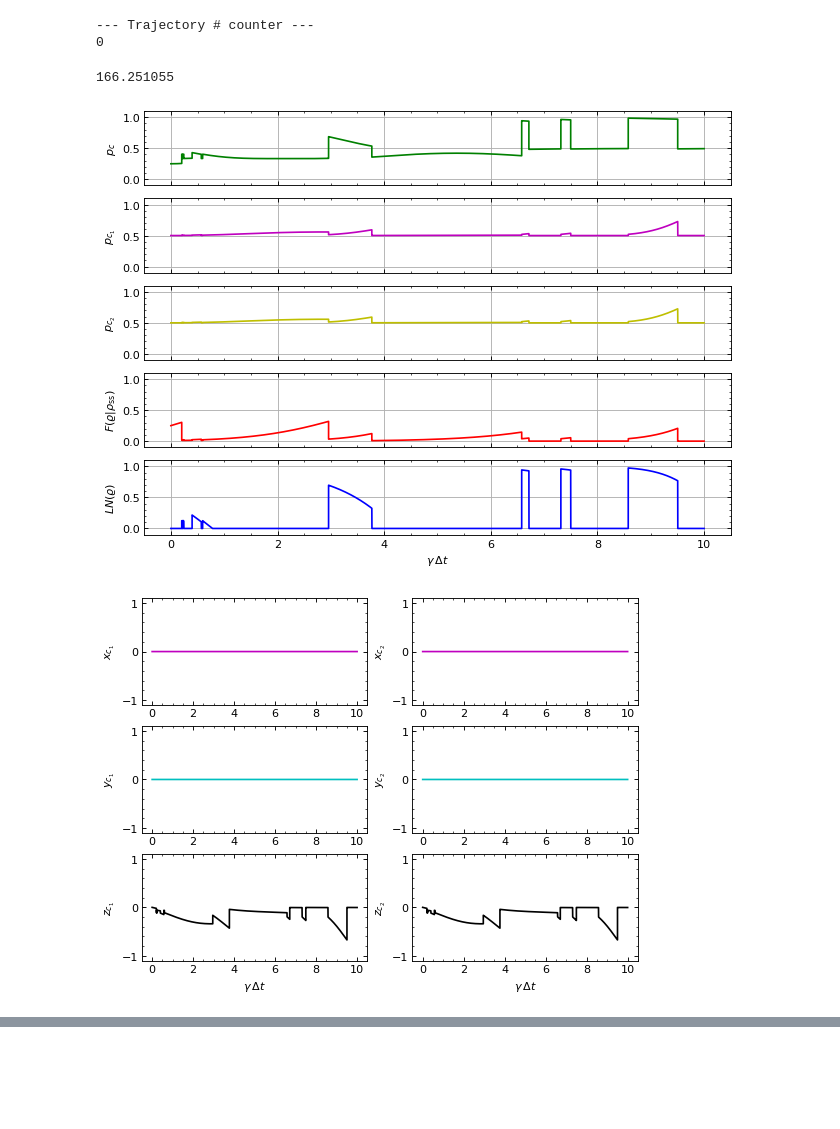
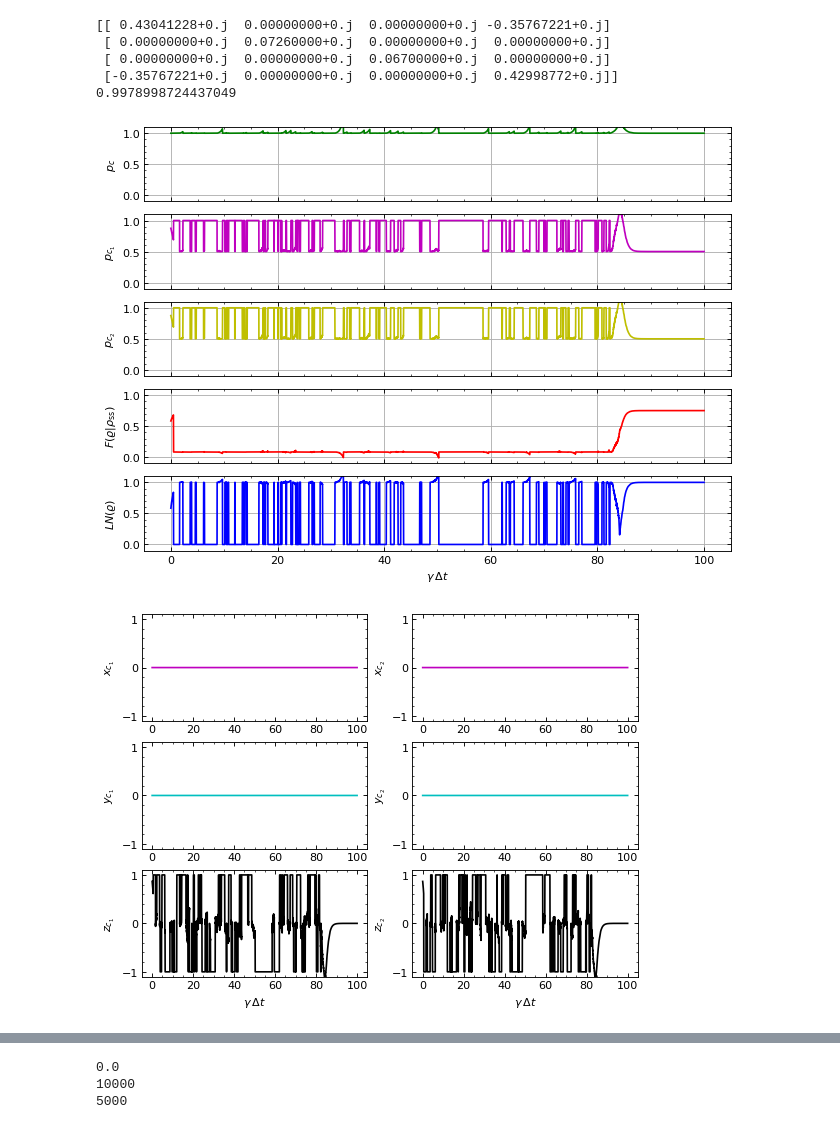
Before and after one commit to shakib6/2qBath_SME, a Jupyter notebook: main.ipynb, the cells around one changed output, grey strips where cells are left out. Cells and saved outputs as stored; diff of their text form; code cells hidden in the pictures; blank space fills up the shorter version.

Commit message:
added rho_init and steady_state functions in aux.py file Calling to the two_qb_bloch_vec was optimised

```diff
--- a/main.ipynb
+++ b/main.ipynb
@@ -26,6 +26,7 @@ two_qb_block_vec = quantinfo.two_qb_block_vec
 two_qb_block_cor = quantinfo.two_qb_block_cor
 mixed_fidelity = quantinfo.mixed_fidelity
 rho_init = aux.rho_init
+steady_state = aux.steady_state
 channel = aux.channel
 Kraus_opt = aux.Kraus_opt
 completeness = aux.completeness
@@ -36,16 +37,17 @@ t_start = time.clock()
 #-------------------------------------------------------------------------------------------------
 print('--- Trajectory # counter ---')
 for k in range(ntraj):
-    rho_c = rho_init()    # default is the maxiamlly mixed state
+    rho_c = rho_init(a,b)    # default is the maxiamlly mixed state a=b=0.0
     purity_c[k,0] = np.trace(rho_c@rho_c)
-    fid_c[k,0] = mixed_fidelity(rho_c,rho_ss)
+    fid_c[k,0] = mixed_fidelity(rho_c,steady_state(epsilon))
     log_neg_c[k,0] = log_negativity(rho_c)
-    x1_c[k,0] = two_qb_block_cor(rho_c)[0]
-    y1_c[k,0] = two_qb_block_cor(rho_c)[1]
-    z1_c[k,0] = two_qb_block_cor(rho_c)[2]
-    x2_c[k,0] = two_qb_block_cor(rho_c)[3]
-    y2_c[k,0] = two_qb_block_cor(rho_c)[4]
-    z2_c[k,0] = two_qb_block_cor(rho_c)[5]
+    bloch_v1, bloch_v2 = two_qb_block_vec(rho_c)
+    x1_c[k,0] = bloch_v1[0]
+    y1_c[k,0] = bloch_v1[1]
+    z1_c[k,0] = bloch_v1[2]
+    x2_c[k,0] = bloch_v2[0]
+    y2_c[k,0] = bloch_v2[1]
+    z2_c[k,0] = bloch_v2[2]
 
 
     for i in range(counter):
@@ -79,20 +81,18 @@ for k in range(ntraj):
         else:   # Result is |u4>
             rho_c = rho_c_u4/p_u4
         purity_c[k,i+1] = np.trace(rho_c@rho_c)
-        fid_c[k,i+1] = mixed_fidelity(rho_c,rho_ss)
+        fid_c[k,i+1] = mixed_fidelity(rho_c,steady_state(epsilon))
         log_neg_c[k,i+1] = log_negativity(rho_c)
-        x1_c[k,i+1] = two_qb_block_cor(rho_c)[0]
-        y1_c[k,i+1] = two_qb_block_cor(rho_c)[1]
-        z1_c[k,i+1] = two_qb_block_cor(rho_c)[2]
-        x2_c[k,i+1] = two_qb_block_cor(rho_c)[3]
-        y2_c[k,i+1] = two_qb_block_cor(rho_c)[4]
-        z2_c[k,i+1] = two_qb_block_cor(rho_c)[5]
+        bloch_v1, bloch_v2 = two_qb_block_vec(rho_c)
+        x1_c[k,i+1] = bloch_v1[0]
+        y1_c[k,i+1] = bloch_v1[1]
+        z1_c[k,i+1] = bloch_v1[2]
+        x2_c[k,i+1] = bloch_v2[0]
+        y2_c[k,i+1] = bloch_v2[1]
+        z2_c[k,i+1] = bloch_v2[2]
 
+    rho_eq[:,:,k] = rho_c
     print(k)
 
 (time.clock() - t_start)
-# %% [output]
---- Trajectory # counter ---
-0
-166.251055
 # %%
@@ -112,8 +111,22 @@ for k in range(counter+1):
     y2[k] = np.mean(y2_c[:,k])
     z2[k] = np.mean(z2_c[:,k])
 #     purity[k] = np.mean(purity_c[:,k])
+# %%
+# --- Checking the averaged conditional steady state fidelity ---
+rho_ss_avg = np.mean(rho_eq,axis=2)
+print(rho_ss_avg)
+print(mixed_fidelity(rho_ss_avg,steady_state(epsilon)))
+np.savez('fid_rhoSS.npz',ar1=steady_state(epsilon),ar2=rho_ss_avg,\
+         ar3=mixed_fidelity(rho_ss_avg,steady_state(epsilon)))
+# print(np.load('fid_rhoSS.npz')['ar3'])
+# %% [output]
+[[ 0.43041228+0.j  0.00000000+0.j  0.00000000+0.j -0.35767221+0.j]
+ [ 0.00000000+0.j  0.07260000+0.j  0.00000000+0.j  0.00000000+0.j]
+ [ 0.00000000+0.j  0.00000000+0.j  0.06700000+0.j  0.00000000+0.j]
+ [-0.35767221+0.j  0.00000000+0.j  0.00000000+0.j  0.42998772+0.j]]
+0.9978998724437049
 # %%
-traj_tag = 0
+traj_tag = 17
 time_win = np.arange(0,np.size(purity_c[traj_tag]))*g1
 
 
@@ -287,32 +300,32 @@ plt.xlabel('$\gamma\,\Delta t$')
 plt.ylabel('$z_2$')
 plt.ylim((-1.1,1.1))
 plt.minorticks_on()
 plt.tick_params(axis='both', which='both', direction='in',bottom=True, top=True, left=True, right=True)
 
 
 plt.savefig('bloch_vecs.pdf')
 plt.show()
 
 
 
 
 # np.savetxt('pc.txt',np.real(purity_c[traj_tag]))
 # np.savetxt('pc1.txt',0.5*(1.0+x1_c[traj_tag]**2+y1_c[traj_tag]**2+z1_c[traj_tag]**2))
 # np.savetxt('pc2.txt',0.5*(1.0+x2_c[traj_tag]**2+y2_c[traj_tag]**2+z2_c[traj_tag]**2))
 # np.savetxt('fid.txt',np.real(fid_c[traj_tag]))
 # np.savetxt('logNg.txt',np.real(log_neg_c[traj_tag]))
 # np.savetxt('x1_c.txt',x1_c[traj_tag])
 # np.savetxt('y1_c.txt',y1_c[traj_tag])
 # np.savetxt('z1_c.txt',z1_c[traj_tag])
 # np.savetxt('x2_c.txt',x2_c[traj_tag])
 # np.savetxt('y2_c.txt',y2_c[traj_tag])
 # np.savetxt('z2_c.txt',z2_c[traj_tag])
 # np.savetxt('x1.txt',x1)
 # np.savetxt('y1.txt',y1)
 # np.savetxt('z1.txt',z1)
 # np.savetxt('x2.txt',x2)
 # np.savetxt('y2.txt',y2)
 # np.savetxt('z2.txt',z2)
 # %% [output]
-[figure, old version]
+[figure, new version]
-[figure, old version]
+[figure, new version]
@@ -329,2 +341,10 @@ print(rho_c)
 # %%
 print(completeness(name))
+# %%
+print(epsilon)
+print(counter)
+print(ntraj)
+# %% [output]
+0.0
+10000
+5000
```
Also changed, not shown: parts of 9 cells of this notebook, 2 other files.
